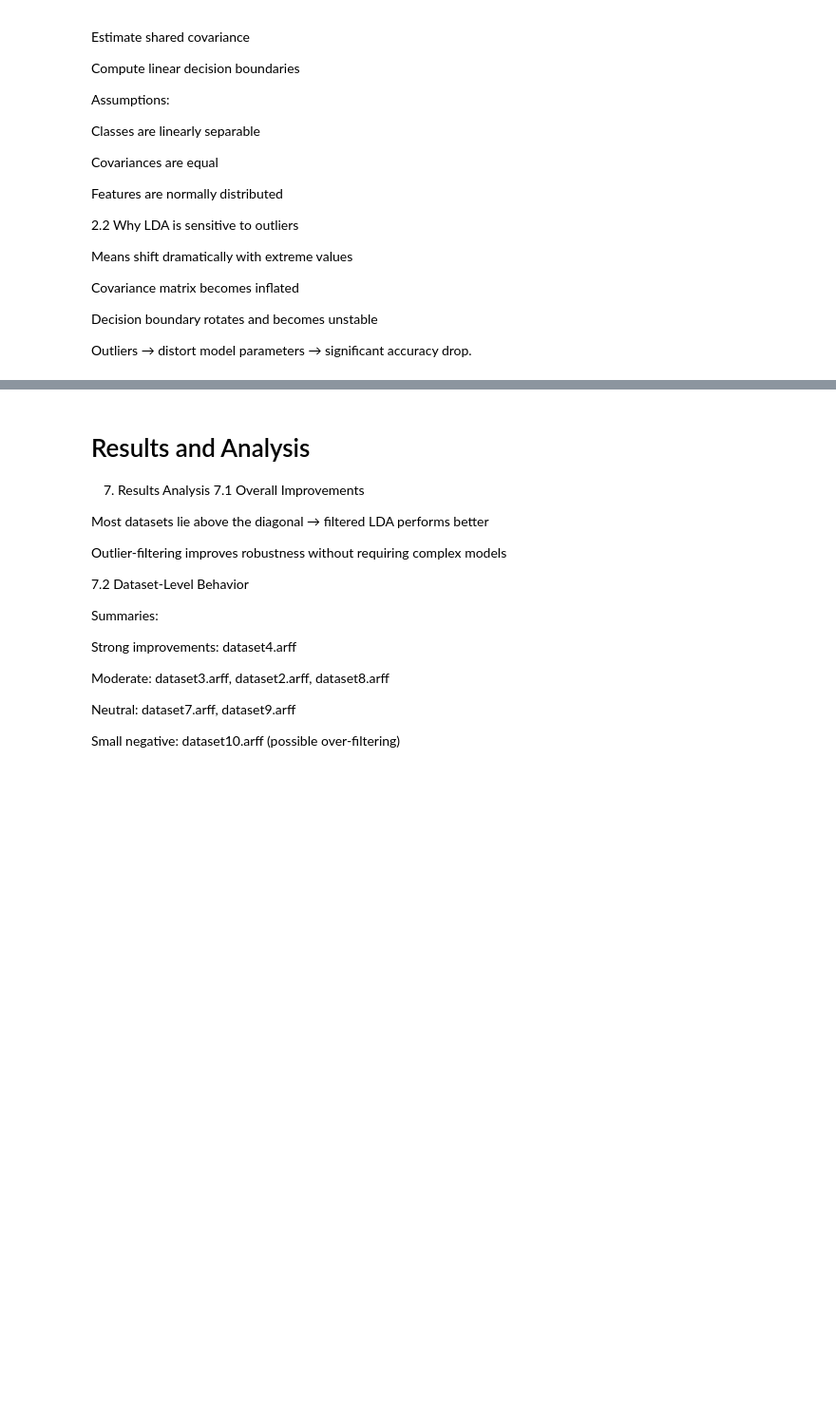
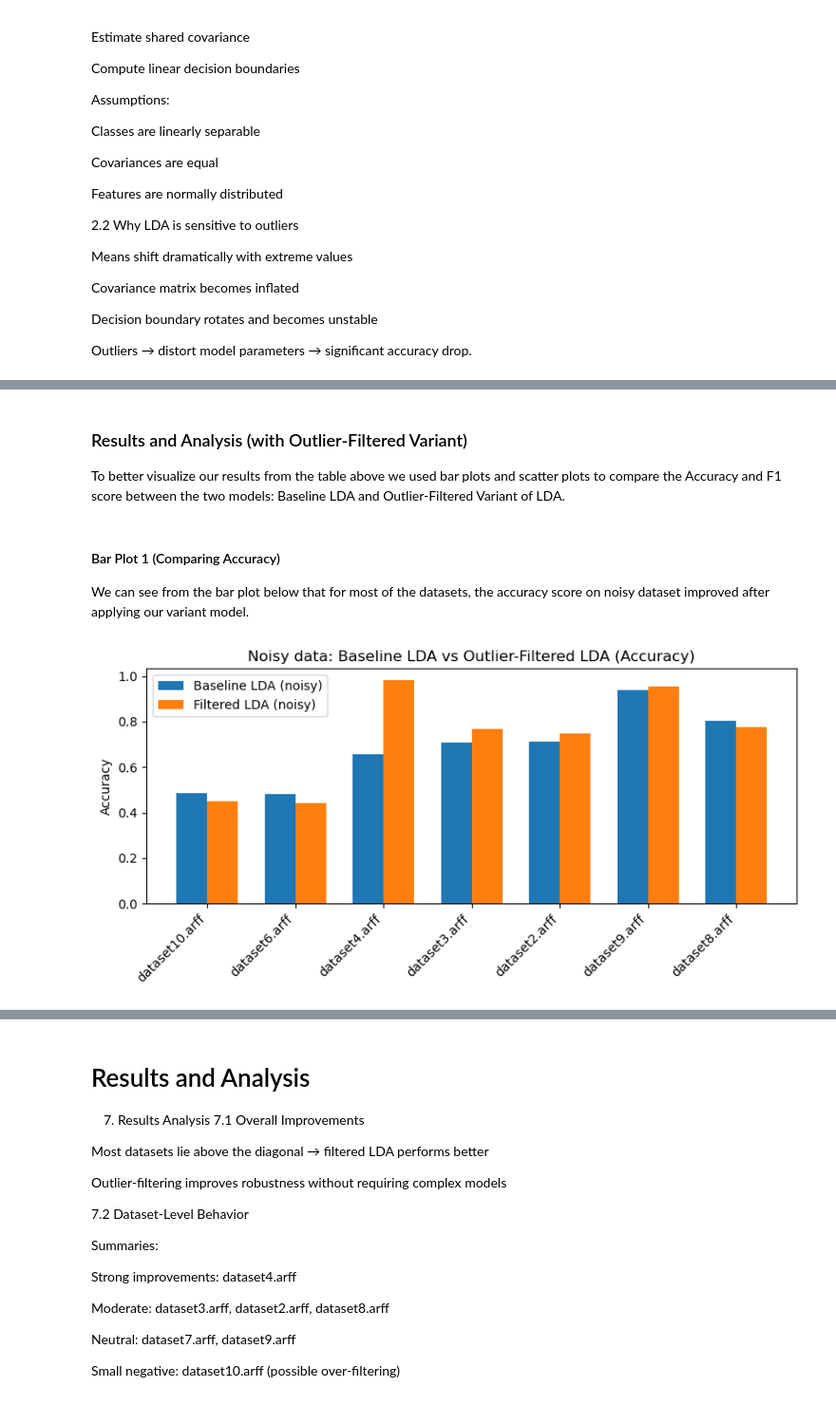
Before and after one commit to nnovajulian08/MLProject, a Jupyter notebook: final_report.ipynb, the cells around one changed output, grey strips where cells are left out. Shown at 95% size. Drawn from its saved outputs; the diff is of its cells as text; code cells hidden in the pictures; blank space fills up the shorter version.

```diff
--- a/final_report.ipynb
+++ b/final_report.ipynb
@@ -79,0 +283,10 @@ Categorical: One-Hot Encoding
+# %%
+#Testing preprocessor on dataset
+X, y, meta = load_dataset("dataset9.arff")
+
+preprocessor = make_preprocessor(X)
+X_proc = preprocessor.fit_transform(X)
+
+print("Original shape:", X.shape)
+print("Processed shape:", X_proc.shape)
+print("Data type:", type(X_proc))
@@ -187,0 +700,4 @@ Optional: Bar chart for improvement per dataset
+# %%
+# Merge on dataset name
+df_all = df_baseline.merge(df_filtered, on="dataset")
+df_all
@@ -187,0 +713,32 @@ Optional: Bar chart for improvement per dataset
+# %% [markdown]
+### Results and Analysis (with Outlier-Filtered Variant)
+
+To better visualize our results from the table above we used bar plots and scatter plots to compare the Accuracy and F1 score between the two models: Baseline LDA and Outlier-Filtered Variant of LDA.
+# %% [markdown]
+#### Bar Plot 1 (Comparing Accuracy)
+
+We can see from the bar plot below that for most of the datasets, the accuracy score on noisy dataset improved after applying our variant model.
+# %%
+import matplotlib.pyplot as plt
+import numpy as np
+
+plot_df = df_all.copy()
+datasets = plot_df["dataset"].tolist()
+x = np.arange(len(datasets))
+width = 0.35
+
+# --- Accuracy comparison on noisy data ---
+fig, ax = plt.subplots(figsize=(8, 4))
+
+ax.bar(x - width/2, plot_df["acc_noisy"], width, label="Baseline LDA (noisy)")
+ax.bar(x + width/2, plot_df["acc_noisy_filtered"], width, label="Filtered LDA (noisy)")
+
+ax.set_xticks(x)
+ax.set_xticklabels(datasets, rotation=45, ha="right")
+ax.set_ylabel("Accuracy")
+ax.set_title("Noisy data: Baseline LDA vs Outlier-Filtered LDA (Accuracy)")
+ax.legend()
+plt.tight_layout()
+plt.show()
+# %% [output]
+[figure, added]
```
Also changed, not shown: parts of 37 cells of this notebook.
